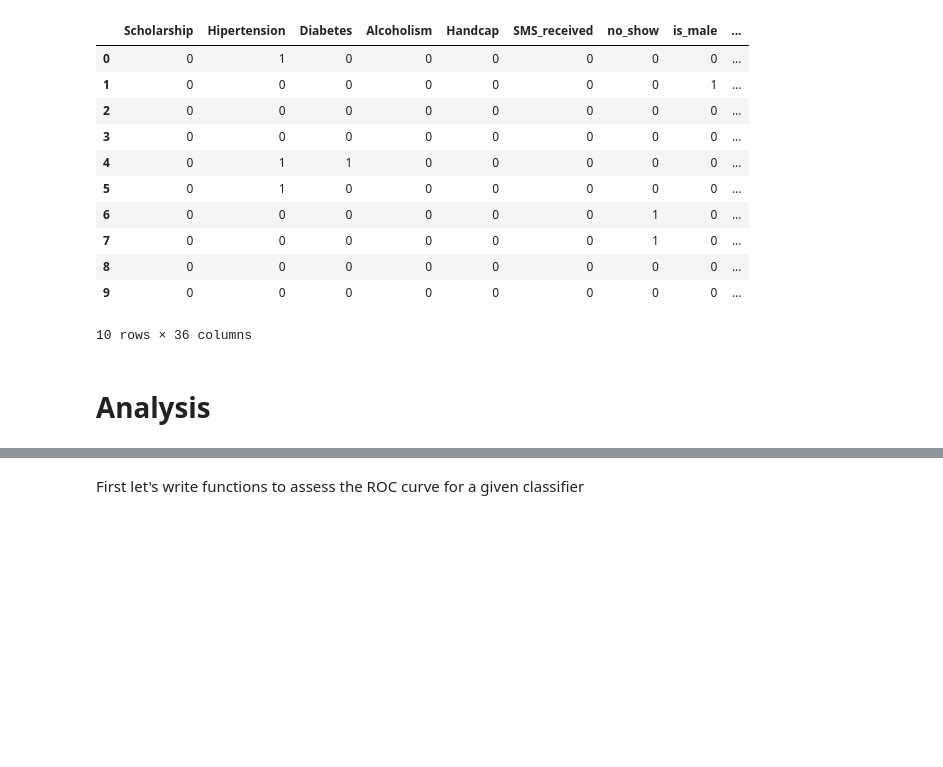
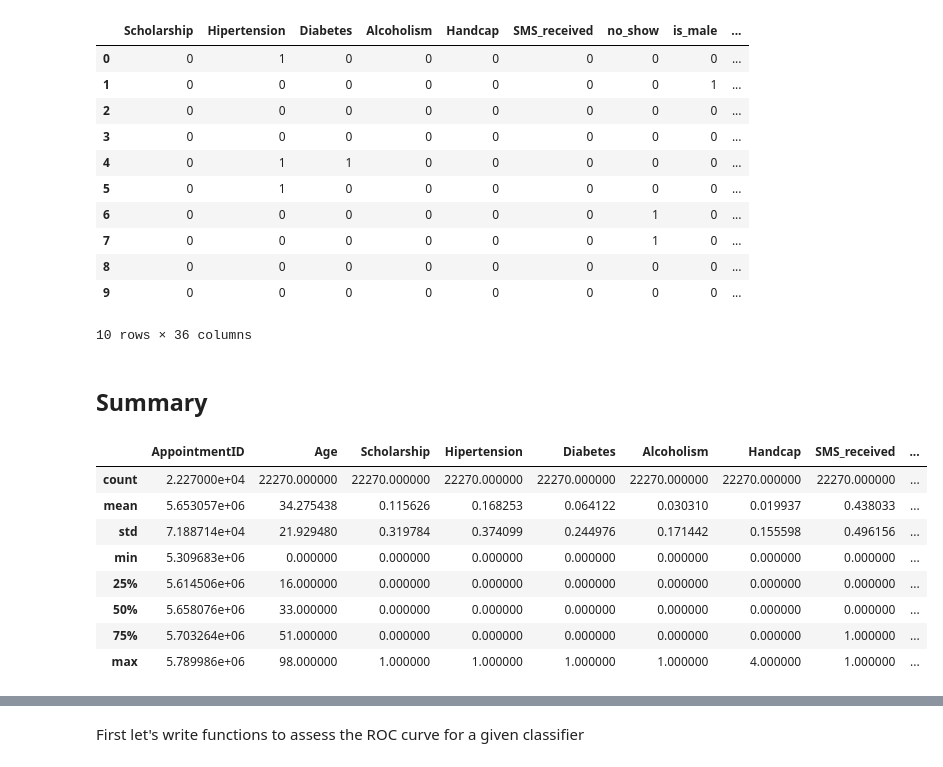
Before and after one commit to idotsuk/patients_no_show, a Jupyter notebook: patient_no_show.ipynb, the cells around one changed output, grey strips where cells are left out. Drawn from its saved outputs; the diff is of its cells as text; code cells hidden in the pictures; blank space fills up the shorter version.

```diff
--- a/patient_no_show.ipynb
+++ b/patient_no_show.ipynb
@@ -638,4 +638,16 @@ data_clean[:10]
 | 9 | 0 | 0 | 0 | 0 | 0 | 0 | 0 | 0 | ... |
 10 rows × 36 columns
 # %% [markdown]
-# Analysis
+## Summary
+# %%
+data[data['no_show']==1].describe()
+# %% [output]
+|  | AppointmentID | Age | Scholarship | Hipertension | Diabetes | Alcoholism | Handcap | SMS_received | ... |
+| count | 2.227000e+04 | 22270.000000 | 22270.000000 | 22270.000000 | 22270.000000 | 22270.000000 | 22270.000000 | 22270.000000 | ... |
+| mean | 5.653057e+06 | 34.275438 | 0.115626 | 0.168253 | 0.064122 | 0.030310 | 0.019937 | 0.438033 | ... |
+| std | 7.188714e+04 | 21.929480 | 0.319784 | 0.374099 | 0.244976 | 0.171442 | 0.155598 | 0.496156 | ... |
+| min | 5.309683e+06 | 0.000000 | 0.000000 | 0.000000 | 0.000000 | 0.000000 | 0.000000 | 0.000000 | ... |
+| 25% | 5.614506e+06 | 16.000000 | 0.000000 | 0.000000 | 0.000000 | 0.000000 | 0.000000 | 0.000000 | ... |
+| 50% | 5.658076e+06 | 33.000000 | 0.000000 | 0.000000 | 0.000000 | 0.000000 | 0.000000 | 0.000000 | ... |
+| 75% | 5.703264e+06 | 51.000000 | 0.000000 | 0.000000 | 0.000000 | 0.000000 | 0.000000 | 1.000000 | ... |
+| max | 5.789986e+06 | 98.000000 | 1.000000 | 1.000000 | 1.000000 | 1.000000 | 4.000000 | 1.000000 | ... |
```
Also changed, not shown: parts of 12 cells of this notebook.
